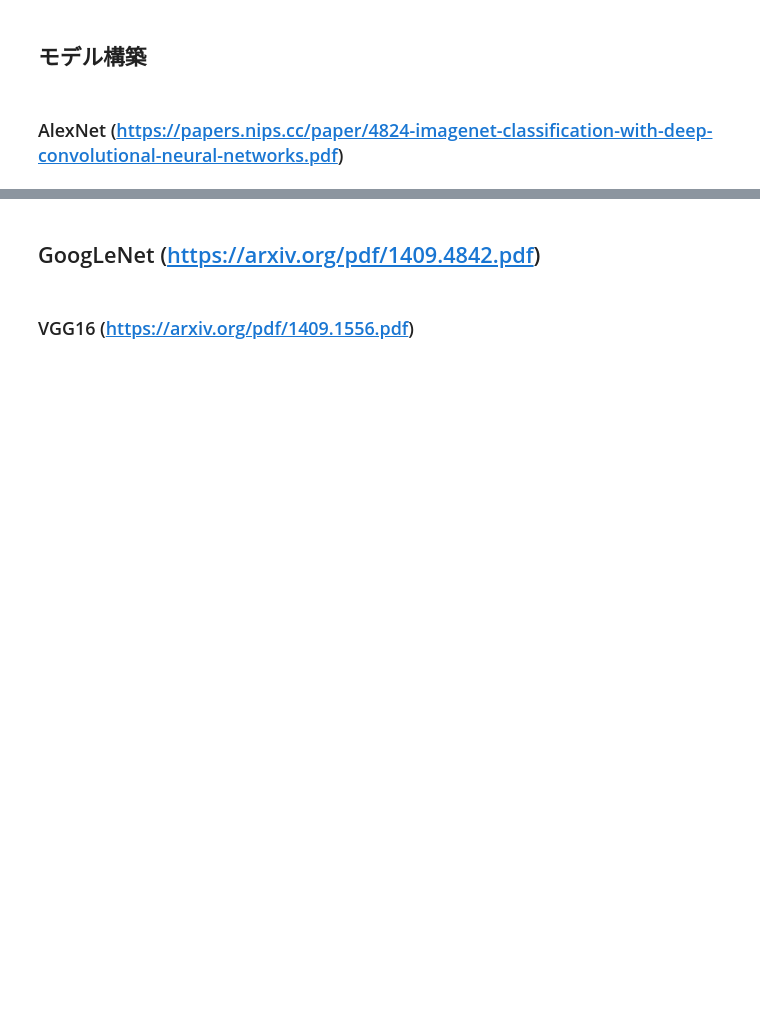
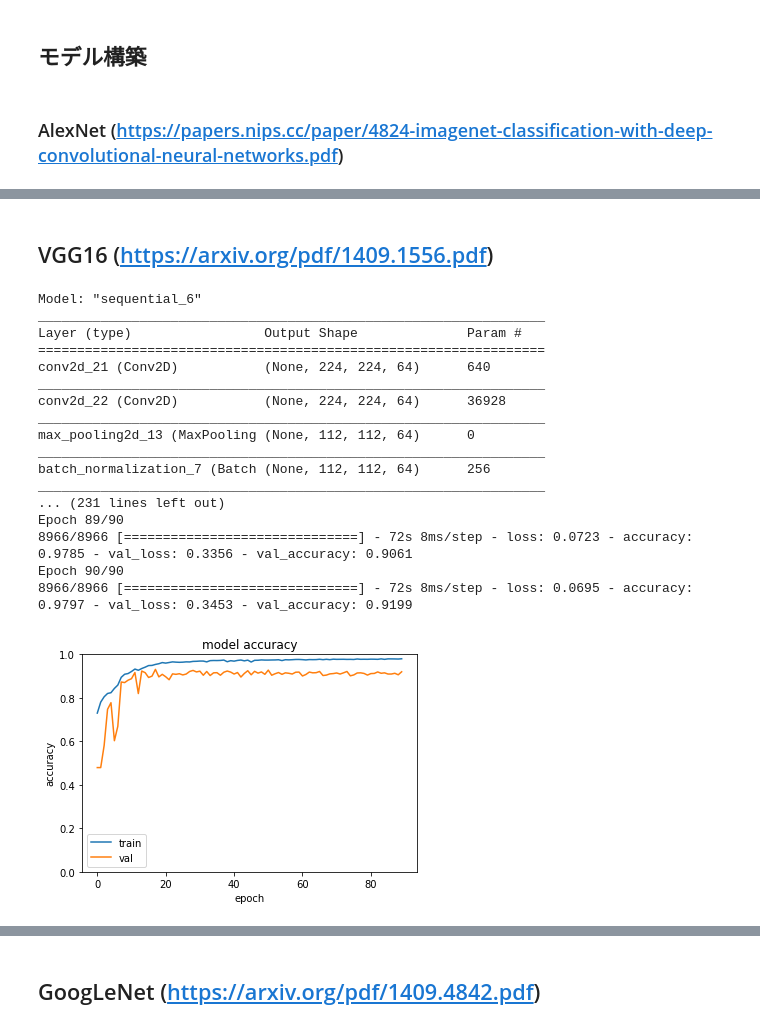
Before and after one commit to matsu-shin/assignment2020, a Jupyter notebook: 2_MedicalImageClassification/MedicalImageClassification.ipynb, the cells around one changed output, grey strips where cells are left out. Drawn from its saved outputs; the diff is of its cells as text; code cells hidden in the pictures; blank space fills up the shorter version.

```diff
--- a/2_MedicalImageClassification/MedicalImageClassification.ipynb
+++ b/2_MedicalImageClassification/MedicalImageClassification.ipynb
@@ -206,0 +221,78 @@ acc= 0.9393815994262695 loss= 0.3498588832052858
+# %% [markdown]
+## VGG16 (https://arxiv.org/pdf/1409.1556.pdf)
+# %%
+from keras.models import Sequential
+from keras.layers import Conv2D, MaxPool2D, Activation, BatchNormalization, Flatten, Dense, Dropout
+from keras.optimizers import SGD
+from keras.initializers import RandomNormal
+
+model = Sequential()
+
+model.add(Conv2D(filters=64, kernel_size=(3, 3), padding="same", activation="relu", kernel_initializer=RandomNormal(mean=0, stddev=0.01),input_shape=(224, 224, 1)))
+model.add(Conv2D(filters=64, kernel_size=(3, 3), padding="same", activation="relu", kernel_initializer=RandomNormal(mean=0, stddev=0.01)))
+model.add(MaxPool2D(pool_size=(2, 2), strides=(2, 2)))
+model.add(BatchNormalization())
+
+model.add(Conv2D(filters=128, kernel_size=(3, 3), padding="same", activation="relu", kernel_initializer=RandomNormal(mean=0, stddev=0.01)))
+model.add(Conv2D(filters=128, kernel_size=(3, 3), padding="same", activation="relu", kernel_initializer=RandomNormal(mean=0, stddev=0.01)))
+model.add(MaxPool2D(pool_size=(2, 2), strides=(2, 2)))
+model.add(BatchNormalization())
+
+model.add(Conv2D(filters=256, kernel_size=(3, 3), padding="same", activation="relu", kernel_initializer=RandomNormal(mean=0, stddev=0.01)))
+model.add(Conv2D(filters=256, kernel_size=(3, 3), padding="same", activation="relu", kernel_initializer=RandomNormal(mean=0, stddev=0.01)))
+model.add(Conv2D(filters=256, kernel_size=(3, 3), padding="same", activation="relu", kernel_initializer=RandomNormal(mean=0, stddev=0.01)))
+model.add(MaxPool2D(pool_size=(2, 2), strides=(2, 2)))
+model.add(BatchNormalization())
+
+model.add(Conv2D(filters=512, kernel_size=(3, 3), padding="same", activation="relu", kernel_initializer=RandomNormal(mean=0, stddev=0.01)))
+model.add(Conv2D(filters=512, kernel_size=(3, 3), padding="same", activation="relu", kernel_initializer=RandomNormal(mean=0, stddev=0.01)))
+model.add(Conv2D(filters=512, kernel_size=(3, 3), padding="same", activation="relu", kernel_initializer=RandomNormal(mean=0, stddev=0.01)))
+model.add(MaxPool2D(pool_size=(2, 2), strides=(2, 2)))
+model.add(BatchNormalization())
+
+model.add(Conv2D(filters=512, kernel_size=(3, 3), padding="same", activation="relu", kernel_initializer=RandomNormal(mean=0, stddev=0.01)))
+model.add(Conv2D(filters=512, kernel_size=(3, 3), padding="same", activation="relu", kernel_initializer=RandomNormal(mean=0, stddev=0.01)))
+model.add(Conv2D(filters=512, kernel_size=(3, 3), padding="same", activation="relu", kernel_initializer=RandomNormal(mean=0, stddev=0.01)))
+model.add(MaxPool2D(pool_size=(2, 2), strides=(2, 2)))
+model.add(BatchNormalization())
+
+model.add(Flatten())
+model.add(Dense(units=4096, activation="relu", kernel_initializer=RandomNormal(mean=0, stddev=0.01), bias_initializer="zeros"))
+model.add(Dropout(0.5))
+model.add(Dense(units=4096, activation="relu", kernel_initializer=RandomNormal(mean=0, stddev=0.01), bias_initializer="zeros"))
+model.add(Dropout(0.5))
+
+model.add(Dense(2, activation="softmax"))
+model.compile(optimizer=SGD(lr=0.01, momentum=0.9, decay=0.0005), loss="categorical_crossentropy", metrics=["accuracy"])
+
+model.summary()
+hist = model.fit(X_train, y_train_oh, batch_size=128, epochs=90, validation_data=(X_val, y_val_oh))
+plot_history_acc(hist)
+score = model.evaluate(X_test, y_test_oh, verbose=1)
+
+print("\n")
+print("--------------------------------------------")
+print("--------------------------------------------")
+print("test data accuracy: ", score[1])
+print("test data loss: ", score[0])
+print("--------------------------------------------")
+print("--------------------------------------------")
+# %% [output]
+Model: "sequential_6"
+_________________________________________________________________
+Layer (type)                 Output Shape              Param #
+=================================================================
+conv2d_21 (Conv2D)           (None, 224, 224, 64)      640
+_________________________________________________________________
+conv2d_22 (Conv2D)           (None, 224, 224, 64)      36928
+_________________________________________________________________
+max_pooling2d_13 (MaxPooling (None, 112, 112, 64)      0
+_________________________________________________________________
+batch_normalization_7 (Batch (None, 112, 112, 64)      256
+_________________________________________________________________
+... (231 lines left out)
+Epoch 89/90
+8966/8966 [==============================] - 72s 8ms/step - loss: 0.0723 - accuracy: 0.9785 - val_loss: 0.3356 - val_accuracy: 0.9061
+Epoch 90/90
+8966/8966 [==============================] - 72s 8ms/step - loss: 0.0695 - accuracy: 0.9797 - val_loss: 0.3453 - val_accuracy: 0.9199
+[figure, added]
@@ -207,4 +308,2 @@ acc= 0.9393815994262695 loss= 0.3498588832052858
 # %% [markdown]
 ## GoogLeNet (https://arxiv.org/pdf/1409.4842.pdf)
-# %% [markdown]
-### VGG16 (https://arxiv.org/pdf/1409.1556.pdf)
```
Also changed, not shown: parts of 2 cells of this notebook.
